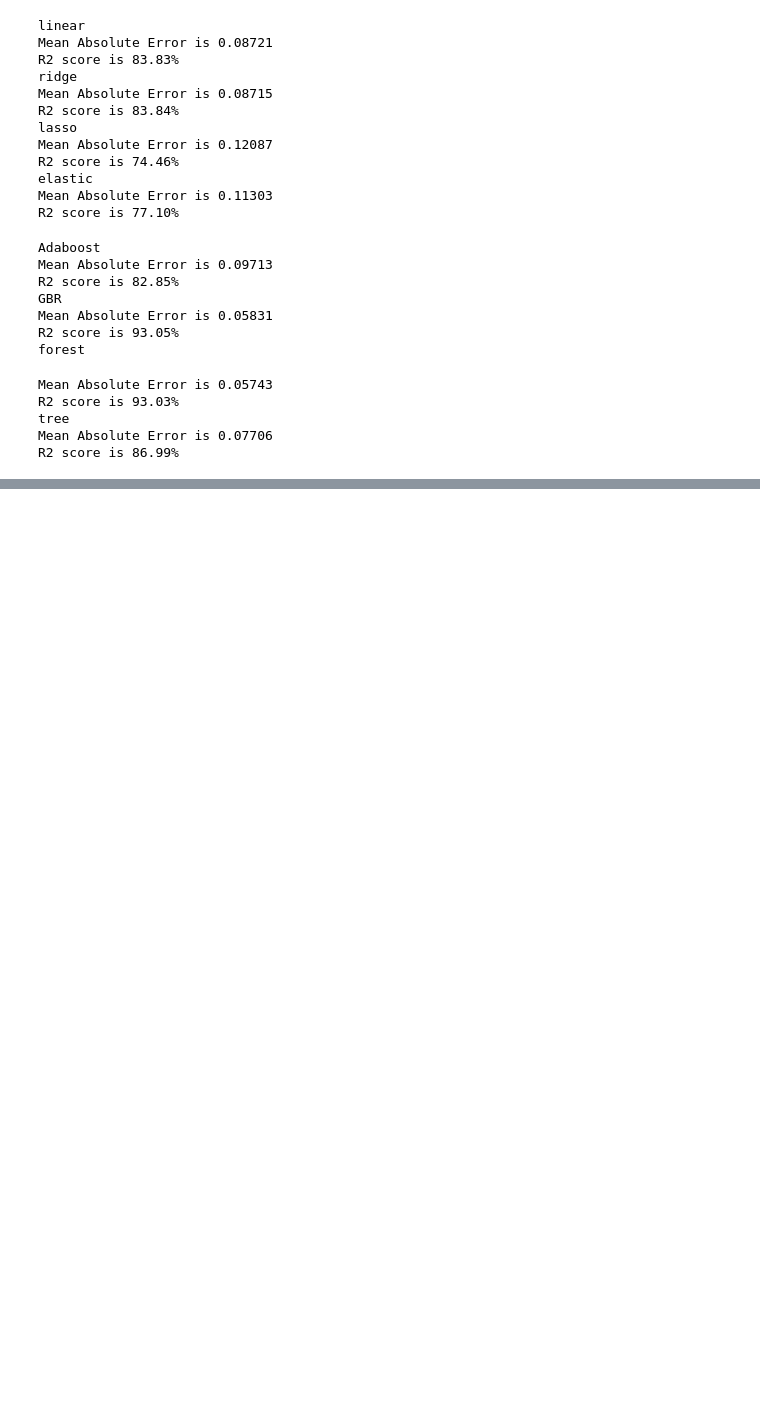
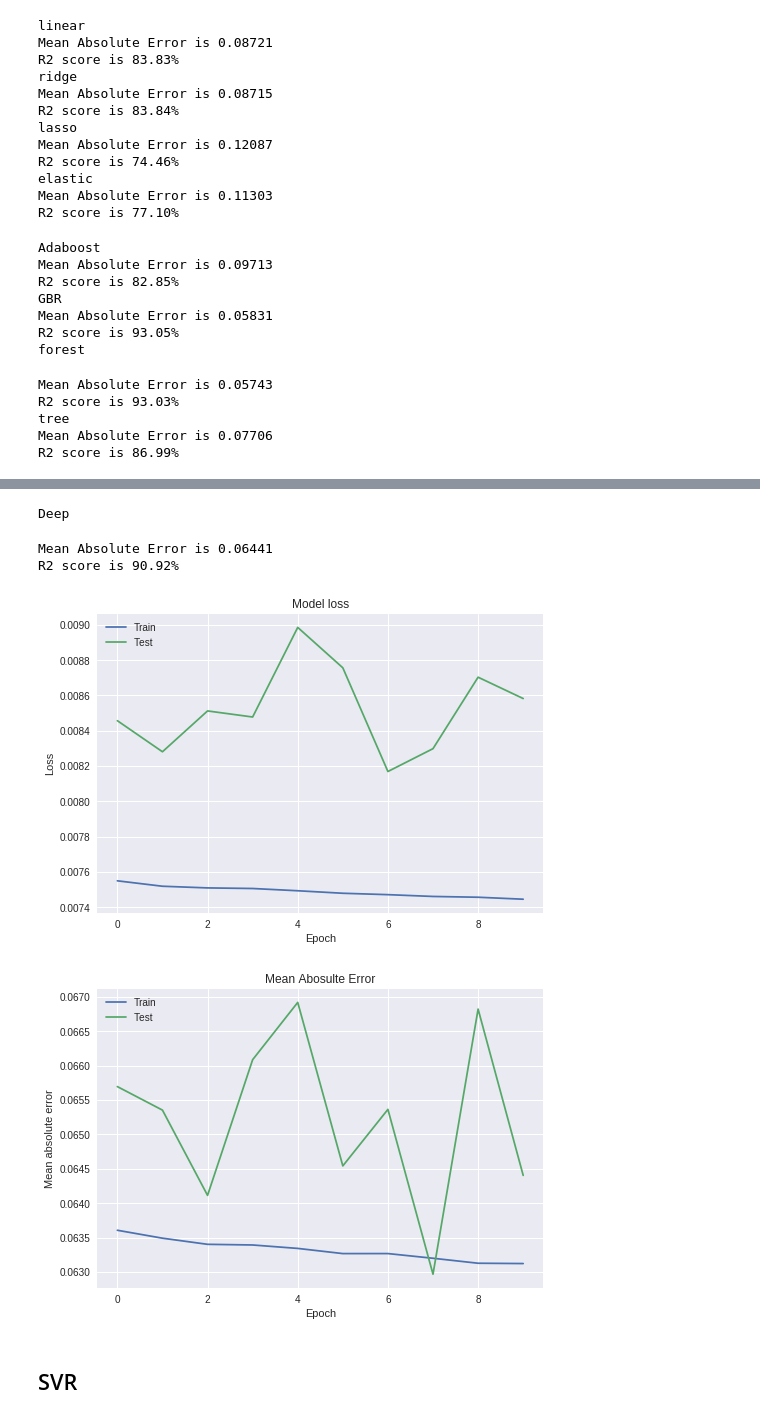
Before and after one commit to rachit-shah/pubg-player-placement-prediction, a Jupyter notebook: ALDA_P09_PUBG_PLAYER_PREDICTION.ipynb, the cells around one changed output, grey strips where cells are left out. Drawn from its saved outputs; the diff is of its cells as text; code cells hidden in the pictures; blank space fills up the shorter version.

```diff
--- a/ALDA_P09_PUBG_PLAYER_PREDICTION.ipynb
+++ b/ALDA_P09_PUBG_PLAYER_PREDICTION.ipynb
@@ -942,0 +1026,5 @@ R2 score is 86.99%
+# %%
+downloader=GDriveSync()
+filename='pubg_0.007696801999306263.h5'
+drive_file_path=downloader.find_items(filename)[0]
+downloader.download_file_to_folder(drive_file_path,filename)
@@ -942,0 +1033,6 @@ R2 score is 86.99%
+# %%
+
+#deep.load_weights(filename)
+deep = load_model(filename)
+optim = optimizers.Adam(lr=0.01, epsilon=1e-8, decay=1e-4, amsgrad=False)
+deep.compile(optimizer=optim, loss='mse', metrics=['mae'])
@@ -942,0 +1059,11 @@ R2 score is 86.99%
+# %%
+deep.load_weights("weights-improvement-06-0.01.hdf5")
+# %%
+history = deep.fit(X_train, y_train,
+                 validation_data=(X_val, y_val),
+                 initial_epoch=20,
+                 epochs=30,
+                 callbacks=cb,
+                 verbose=1)
+
+calculate_error(deep,"Deep")
@@ -942,0 +1083,29 @@ R2 score is 86.99%
+# %%
+calculate_error(deep,"Deep")
+# %% [output]
+Deep
+Mean Absolute Error is 0.06441
+R2 score is 90.92%
+# %%
+# Plot training & validation loss values
+plt.plot(history.history['loss'])
+plt.plot(history.history['val_loss'])
+plt.title('Model loss')
+plt.ylabel('Loss')
+plt.xlabel('Epoch')
+plt.legend(['Train', 'Test'], loc='upper left')
+plt.show()
+
+# Plot training & validation mae values
+plt.plot(history.history['mean_absolute_error'])
+plt.plot(history.history['val_mean_absolute_error'])
+plt.title('Mean Abosulte Error')
+plt.ylabel('Mean absolute error')
+plt.xlabel('Epoch')
+plt.legend(['Train', 'Test'], loc='upper left')
+plt.show()
+# %% [output]
+[figure, added]
+[figure, added]
+# %% [markdown]
+## SVR
```
Also changed, not shown: parts of 13 cells of this notebook.
